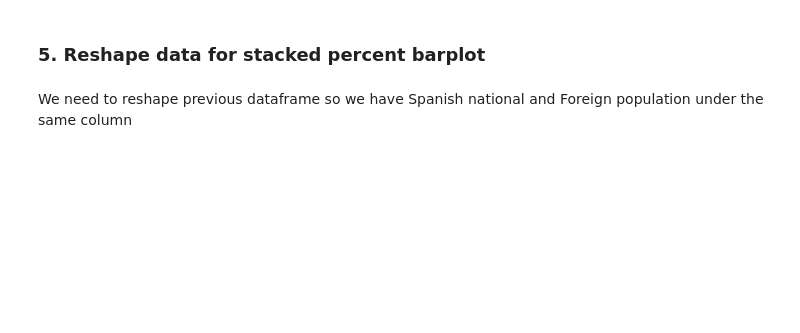
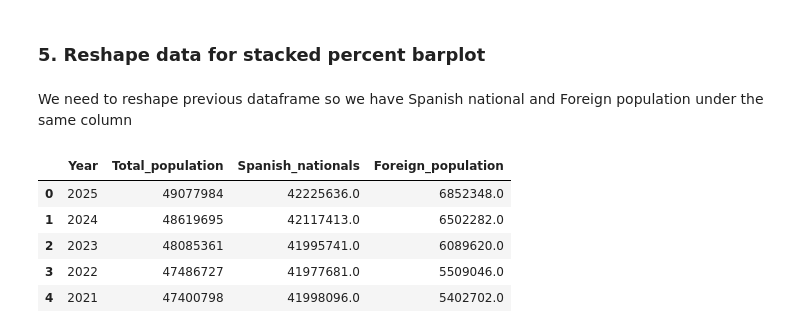
Before and after one commit to Pablo-source/ML-using-Python, a Jupyter notebook: Seaborn_gallery/02_percent_barplot_population_nationality.ipynb, the cells around one changed output. Drawn from its saved outputs; the diff is of its cells as text; code cells hidden in the pictures; blank space fills up the shorter version.

```diff
--- a/Seaborn_gallery/02_percent_barplot_population_nationality.ipynb
+++ b/Seaborn_gallery/02_percent_barplot_population_nationality.ipynb
@@ -196,3 +217,13 @@ Then I only need to subset required columns before I reshape the data
 ### 5. Reshape data for stacked percent barplot
 # %% [markdown]
 We need to reshape previous dataframe so we have Spanish national and Foreign population under the same column
+# %%
+Population_to_reshape = INE_spain_population.copy()
+Population_to_reshape.head()
+# %% [output]
+|  | Year | Total_population | Spanish_nationals | Foreign_population |
+| 0 | 2025 | 49077984 | 42225636.0 | 6852348.0 |
+| 1 | 2024 | 48619695 | 42117413.0 | 6502282.0 |
+| 2 | 2023 | 48085361 | 41995741.0 | 6089620.0 |
+| 3 | 2022 | 47486727 | 41977681.0 | 5509046.0 |
+| 4 | 2021 | 47400798 | 41998096.0 | 5402702.0 |
```
Also changed, not shown: parts of 2 cells of this notebook.
